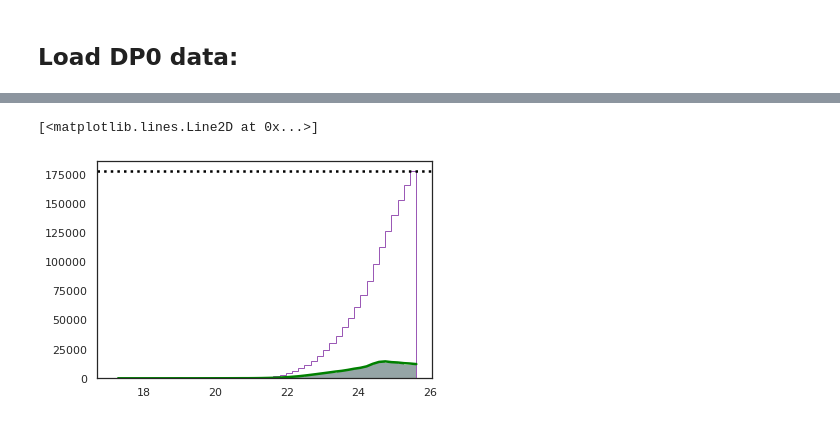
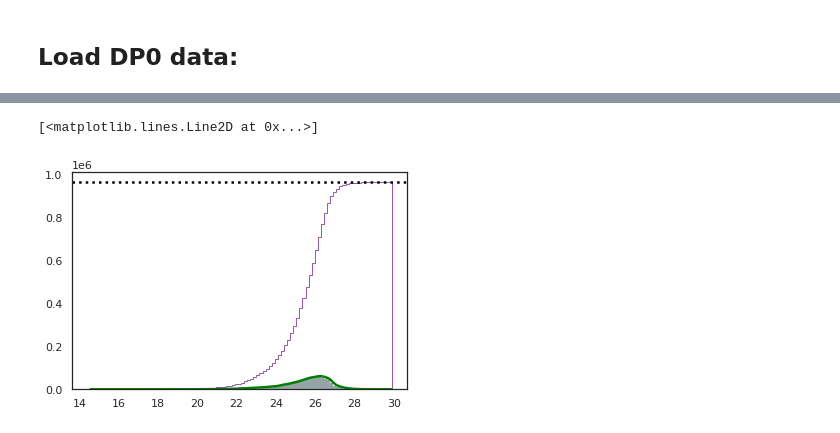
Before and after one commit to sylvielsstfr/Intern2022_PhotoZ, a Jupyter notebook: biasSetupAndTest.ipynb, the cells around one changed output, grey strips where cells are left out. Cells and saved outputs as stored; diff of their text form; code cells hidden in the pictures.

Commit message:
Improvements in Delight and Photoz-tools ; rerun of some notebooks with plots for LSST France talks

```diff
--- a/biasSetupAndTest.ipynb
+++ b/biasSetupAndTest.ipynb
@@ -155,7 +161,7 @@ m5y = 23.954 #/ 24.900
 def photodet_select(mu,mg,mr,mi,mz,my, UMAX=m5u, GMAX=m5g, RMAX = m5r, IMAX= m5i, ZMAX=m5z, YMAX=m5y):
     return (mu>17) and (mu < UMAX) and (mg < GMAX) and (mr < RMAX) and (mi < IMAX) and (mz < ZMAX) and (my < YMAX)
 
-def selectdc2fromdp0rsp(df, Ntrain=10000):
+def selectdc2fromdp0rsp(df, Ntrain=10000,FLAG_APPLYM5CUT = True):
     """
     selectfromdp0rsp :
 
@@ -165,9 +171,11 @@ def selectdc2fromdp0rsp(df, Ntrain=10000):
     """
 
     # apply m5 cutoff
-    df['selected'] = df.apply(lambda x:  photodet_select(x['mag_u'], x['mag_g'], x['mag_r'], x['mag_i'],x['mag_z'], x['mag_y'] ), axis=1)
-    df = df[df["selected"]]
-    df = df.drop('selected', axis=1)
+    if FLAG_APPLYM5CUT :
+        df['selected'] = df.apply(lambda x:  photodet_select(x['mag_u'], x['mag_g'], x['mag_r'], x['mag_i'],x['mag_z'], x['mag_y'] ), axis=1)
+        df = df[df["selected"]]
+        df = df.drop('selected', axis=1)
+
     df = df.dropna()
     df.reset_index()
 
@@ -195,7 +203,7 @@ filename_dp0dc2_h5             = "catdp0dc2_photoz_result.h5"
 fullfilename_dp0dc2_h5         = os.path.join(inputdatadir2,filename_dp0dc2_h5)
 # %%
 df = readfromdp0rsp(fullfilename_dp0dc2_h5)
-X_train, X_test, y_train, y_test = selectdc2fromdp0rsp(df)
+X_train, X_test, y_train, y_test = selectdc2fromdp0rsp(df, FLAG_APPLYM5CUT = False)
 #del X_train
 #del X_test
 # %%
@@ -232,6 +240,6 @@ plt.scatter(X_test["mag_u"].values, X_test["magerr_u"].values)
 # %%
 mag_inf, mag_sup = 17.0, 18.0
-nbGal = len([x for x in X_test["mag_u"].values if (x >= mag_inf and x < mag_sup) ])
+nbGal = len([x for x in X_test["mag_r"].values if (x >= mag_inf and x < mag_sup) ])
 # %%
 print(nbGal)
 # %% [output]
@@ -239,11 +247,11 @@ print(nbGal)
 # %%
-mag_bins = np.linspace(np.min(X_test["mag_u"].values), np.max(X_test["mag_u"].values), 50)
-nbGalList = []
+mag_bins = np.linspace(np.min(X_test["mag_r"].values), np.max(X_test["mag_r"].values), 100)
+nbGalArray = np.array([], dtype=int)
 nbTot = 0
 for mag_inf, mag_sup in zip(mag_bins[0:-1], mag_bins[1:]):
-    nbGal = len([x for x in X_test["mag_u"].values if (x >= mag_inf and x < mag_sup) ])
-    print(mag_inf, mag_sup, nbGal)
+    nbGal = len([x for x in X_test["mag_r"].values if (x >= mag_inf and x < mag_sup) ])
+    #print(mag_inf, mag_sup, nbGal)
     nbTot += nbGal
-    nbGalList.append(nbGal)
-nbGalList
+    nbGalArray = np.append(nbGalArray, nbGal)
+nbGalArray
 # %% [output]
@@ -284,9 +269,9 @@ nbGalList
 # %%
-plt.hist(X_test["mag_u"].values, bins=mag_bins, cumulative=True, histtype='step')
-plt.hist(X_test["mag_u"].values, bins=mag_bins, cumulative=False, histtype='stepfilled')
+plt.hist(X_test["mag_r"].values, bins=mag_bins, cumulative=True, histtype='step')
+plt.hist(X_test["mag_r"].values, bins=mag_bins, cumulative=False, histtype='stepfilled')
 plt.axhline(nbTot, c='k', ls=":")
-plt.plot(mag_bins[1:],nbGalList, c="g")
+plt.plot(mag_bins[1:],nbGalArray, c="g")
 # %% [output]
 [<matplotlib.lines.Line2D at 0x...>]
-[figure, old version]
+[figure, new version]
 # %%
```
Also changed, not shown: parts of 11 cells of this notebook, 1 other file.
